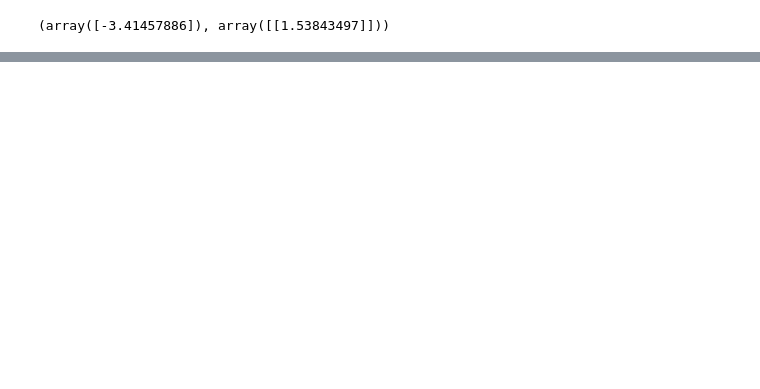
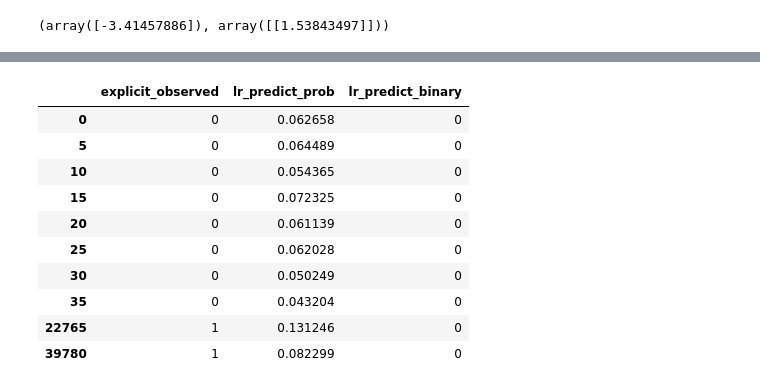
Before and after one commit to rghosh1353/spotify_genre_proj, a Jupyter notebook: Check_in_3_LogisticRegression.ipynb, the cells around one changed output, grey strips where cells are left out. Saved outputs shown, nothing was run; the diff lists cells and outputs as text; code cells hidden in the pictures; blank space fills up the shorter version.

```diff
--- a/Check_in_3_LogisticRegression.ipynb
+++ b/Check_in_3_LogisticRegression.ipynb
@@ -59,8 +61,14 @@ False
 # %%
 # Compute a Logistic Regression fit for the training dataset.
+from sklearn.linear_model import LogisticRegression
+
+# Initialize the logistic regression model
 lr_train = LogisticRegression(solver='liblinear')
-lr_train.fit(X=spotify_clean[['energy']],
-           y=spotify_clean['explicit'].values)
+
+# Fit the model using 'energy' as the feature and 'explicit' as the target
+lr_train.fit(X=spotify_clean[['energy']], y=spotify_clean['explicit'].values)
+
+# View the model intercept and coefficients
 lr_train.intercept_, lr_train.coef_
 # %% [output]
 (array([-3.41457886]), array([[1.53843497]]))
@@ -69,3 +88,31 @@ lr_train.intercept_, lr_train.coef_
+# %%
+sample_index = [0, 5, 10, 15, 20, 25, 30, 35, 22765, 39780]  # used 39780 cuz everythign was giving 0
+spotify_sample = spotify_clean.iloc[sample_index]
+
+# Check if the selected sample has a mix of 0 and 1 for 'explicit'
+spotify_sample['explicit'].value_counts()
+
+# Proceed with the prediction
+pred_spotify_sample = pd.DataFrame(dict(
+    explicit_observed = spotify_sample['explicit'],
+    lr_predict_prob = lr_train.predict_proba(spotify_sample[['energy']])[:, 1],  # Probabilities for 'explicit' class (1)
+    lr_predict_binary = lr_train.predict(spotify_sample[['energy']])  # Binary predictions (0 or 1)
+))
+
+# Display the observed vs predicted table
+pred_spotify_sample
+# %% [output]
+|  | explicit_observed | lr_predict_prob | lr_predict_binary |
+| 0 | 0 | 0.062658 | 0 |
+| 5 | 0 | 0.064489 | 0 |
+| 10 | 0 | 0.054365 | 0 |
+| 15 | 0 | 0.072325 | 0 |
+| 20 | 0 | 0.061139 | 0 |
+| 25 | 0 | 0.062028 | 0 |
+| 30 | 0 | 0.050249 | 0 |
+| 35 | 0 | 0.043204 | 0 |
+| 22765 | 1 | 0.131246 | 0 |
+| 39780 | 1 | 0.082299 | 0 |
 # %%
 # Create Confusion Matrix
 # %%
```
Also changed, not shown: parts of 4 cells of this notebook.
